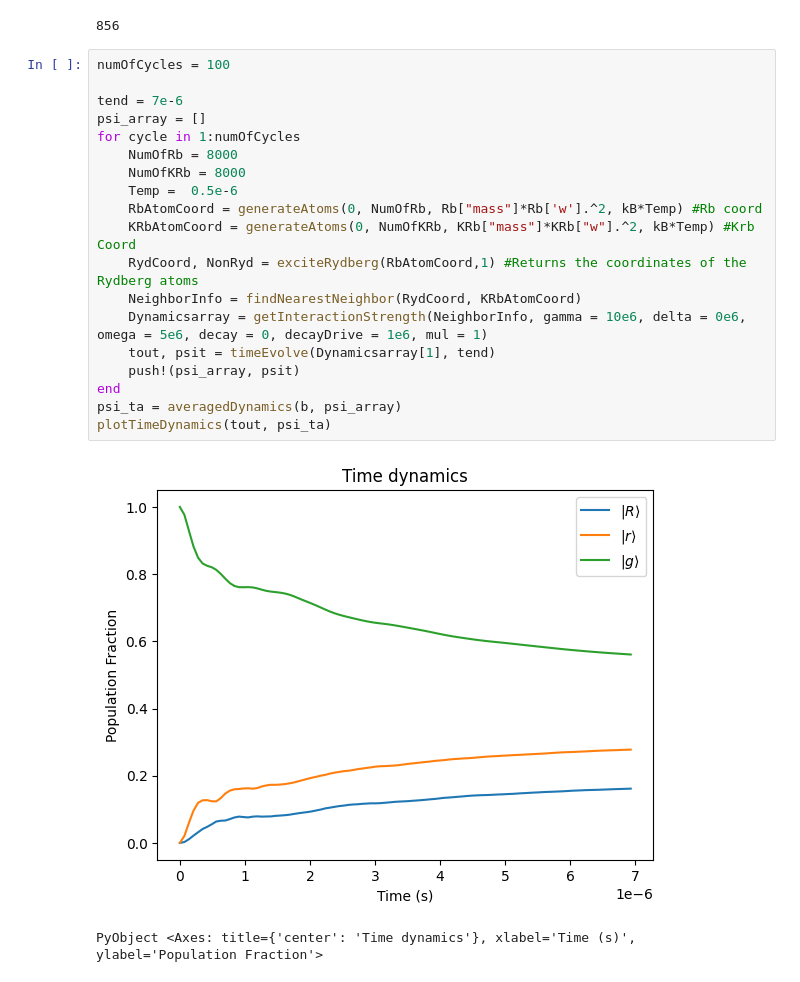
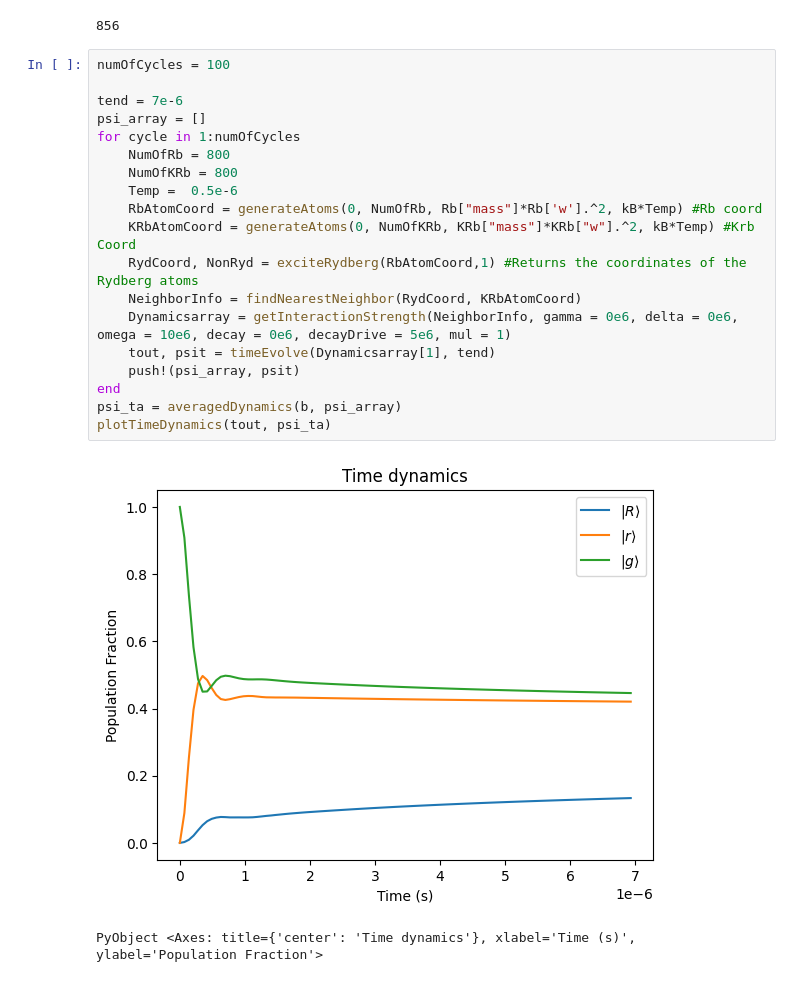
Before and after one commit to JeshurunLuke/rydberg, a Jupyter notebook: dynamicsJL.ipynb, the cells around one changed output. Drawn from its saved outputs; the diff is of its cells as text.

```diff
--- a/dynamicsJL.ipynb
+++ b/dynamicsJL.ipynb
@@ -209,22 +209,22 @@ length(distanceHist[distanceHist .< 3])
 # %%
 numOfCycles = 100
 
 tend = 7e-6
 psi_array = []
 for cycle in 1:numOfCycles
-    NumOfRb = 8000
-    NumOfKRb = 8000
+    NumOfRb = 800
+    NumOfKRb = 800
     Temp =  0.5e-6
     RbAtomCoord = generateAtoms(0, NumOfRb, Rb["mass"]*Rb['w'].^2, kB*Temp) #Rb coord
     KRbAtomCoord = generateAtoms(0, NumOfKRb, KRb["mass"]*KRb["w"].^2, kB*Temp) #Krb Coord
     RydCoord, NonRyd = exciteRydberg(RbAtomCoord,1) #Returns the coordinates of the Rydberg atoms
     NeighborInfo = findNearestNeighbor(RydCoord, KRbAtomCoord)
-    Dynamicsarray = getInteractionStrength(NeighborInfo, gamma = 10e6, delta = 0e6, omega = 5e6, decay = 0, decayDrive = 1e6, mul = 1)
+    Dynamicsarray = getInteractionStrength(NeighborInfo, gamma = 0e6, delta = 0e6, omega = 10e6, decay = 0e6, decayDrive = 5e6, mul = 1)
     tout, psit = timeEvolve(Dynamicsarray[1], tend)
     push!(psi_array, psit)
 end
 psi_ta = averagedDynamics(b, psi_array)
 plotTimeDynamics(tout, psi_ta)
 # %% [output]
-[figure, old version]
+[figure, new version]
 PyObject <Axes: title={'center': 'Time dynamics'}, xlabel='Time (s)', ylabel='Population Fraction'>
```
Also changed, not shown: parts of 5 cells of this notebook.
